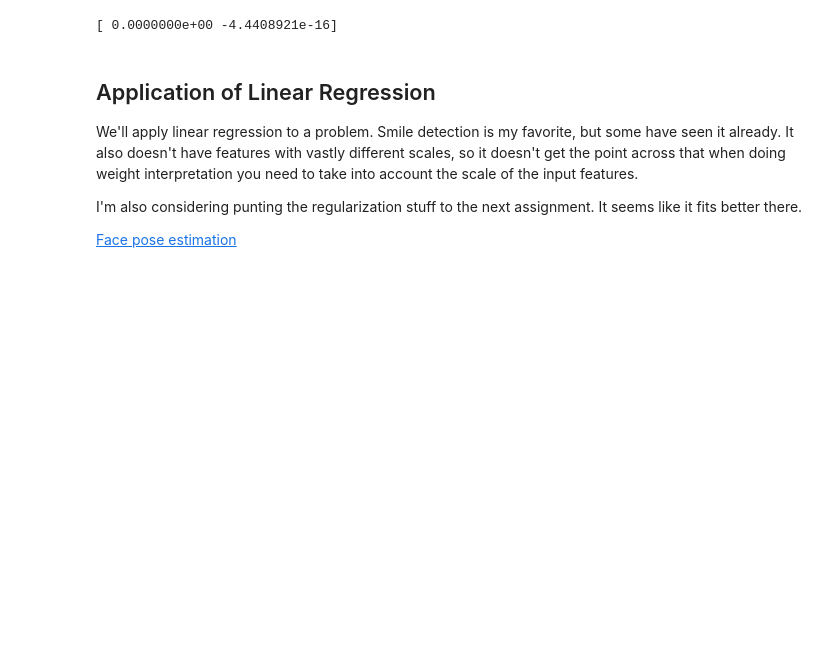
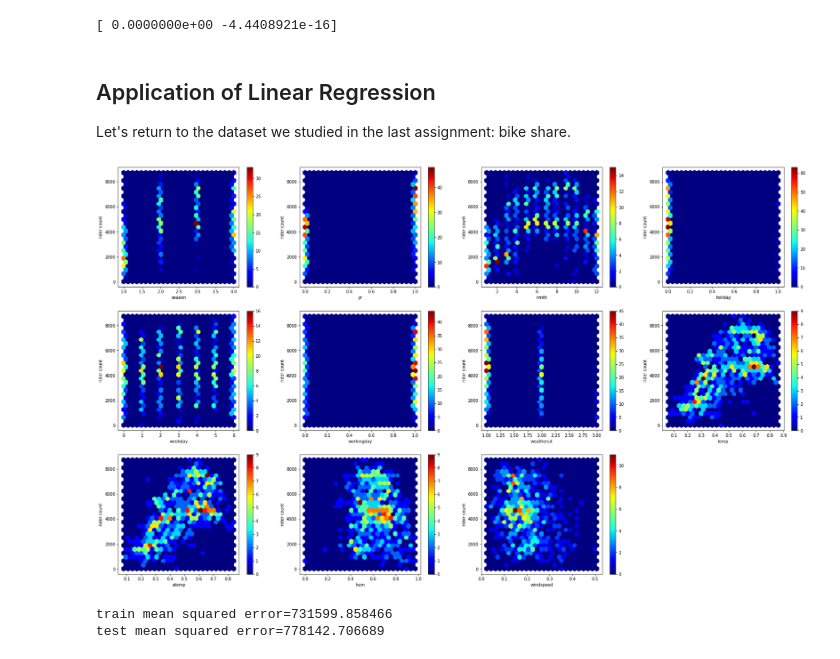
Before and after one commit to mlfa19/assignments, a Jupyter notebook: Module 1/02/Assignment_02_Companion.ipynb, the cells around one changed output. Drawn from its saved outputs; the diff is of its cells as text; code cells hidden in the pictures; blank space fills up the shorter version.

```diff
--- a/Module 1/02/Assignment_02_Companion.ipynb
+++ b/Module 1/02/Assignment_02_Companion.ipynb
@@ -232,11 +232,39 @@ w_known_working, _, _, _ = np.linalg.lstsq(X, y, rcond=-1)
 print(w_known_working - w_star)
 # %% [output]
 [ 0.0000000e+00 -4.4408921e-16]
-# %% [markdown]
-## Application of Linear Regression
-
-We'll apply linear regression to a problem.  Smile detection is my favorite, but some have seen it already.  It also doesn't have features with vastly different scales, so it doesn't get the point across that when doing weight interpretation you need to take into account the scale of the input features.
-
-I'm also considering punting the regularization stuff to the next assignment.  It seems like it fits better there.
-
-[Face pose estimation](http://www-prima.inrialpes.fr/perso/Gourier/Faces/HPDatabase.html)
+# %% [markdown]
+## Application of Linear Regression
+
+Let's return to the dataset we studied in the last assignment: bike share.
+# %%
+import pandas as pd
+bikeshare = pd.read_csv('https://raw.githubusercontent.com/kylecho/nd101_p1_neural_network/master/Bike-Sharing-Dataset/day.csv')
+
+X_bikeshare = bikeshare.drop(columns=['instant', 'dteday', 'cnt', 'registered', 'casual'])
+y_bikeshare = bikeshare['cnt']
+
+plt.figure(figsize=(30, 18))
+for idx, col in enumerate(X_bikeshare):
+    plt.subplot(3, 4, idx+1)
+    plt.hexbin(X_bikeshare[col], y_bikeshare, gridsize=25, cmap='jet')
+    plt.colorbar()
+    plt.xlabel(col)
+    plt.ylabel('rider count')
+
+plt.subplots_adjust(wspace=.2)
+plt.show()
+# %% [output]
+[figure, added]
+# %%
+from sklearn.model_selection import train_test_split
+from sklearn.metrics import mean_squared_error
+X_bikeshare['bias'] = 1
+
+X_train, X_test, y_train, y_test = train_test_split(X_bikeshare, y_bikeshare, test_size=0.5)
+w = optimal_weights(X_train, y_train)
+
+print("train mean squared error=%f" % (mean_squared_error(X_train.dot(w), y_train)))
+print("test mean squared error=%f" % (mean_squared_error(X_test.dot(w), y_test)))
+# %% [output]
+train mean squared error=731599.858466
+test mean squared error=778142.706689
```
Also changed, not shown: parts of 2 cells of this notebook.
